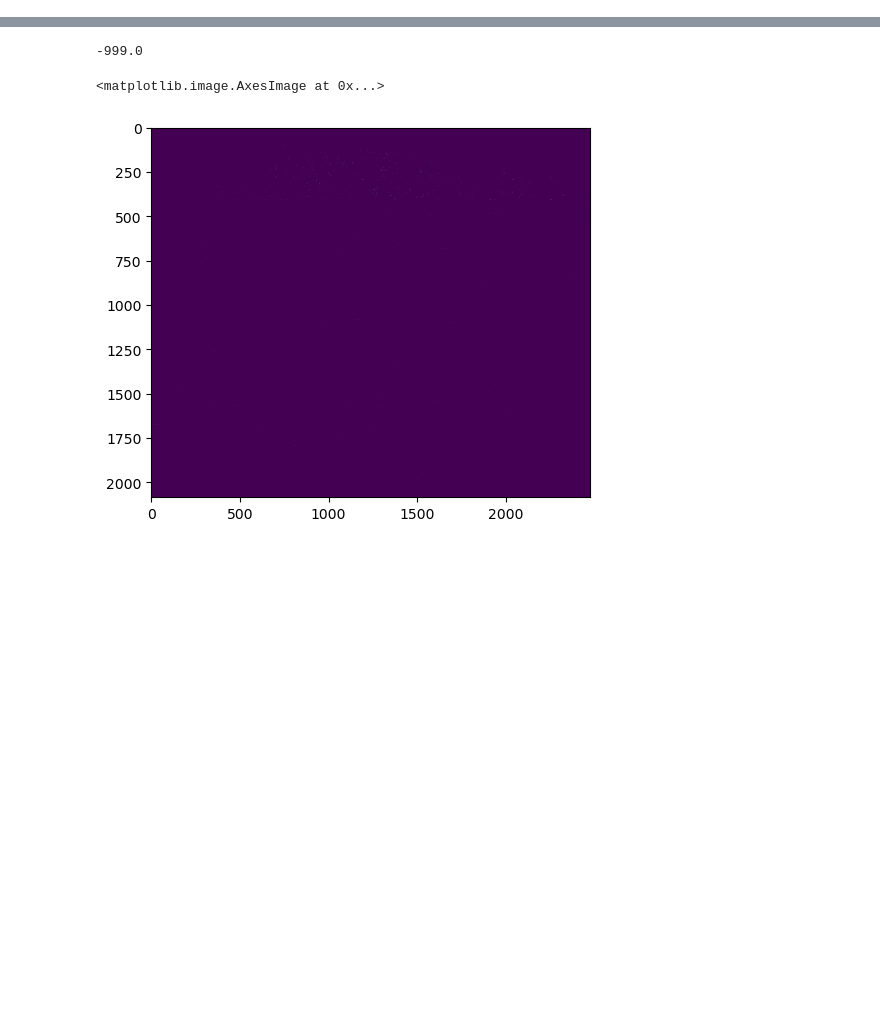
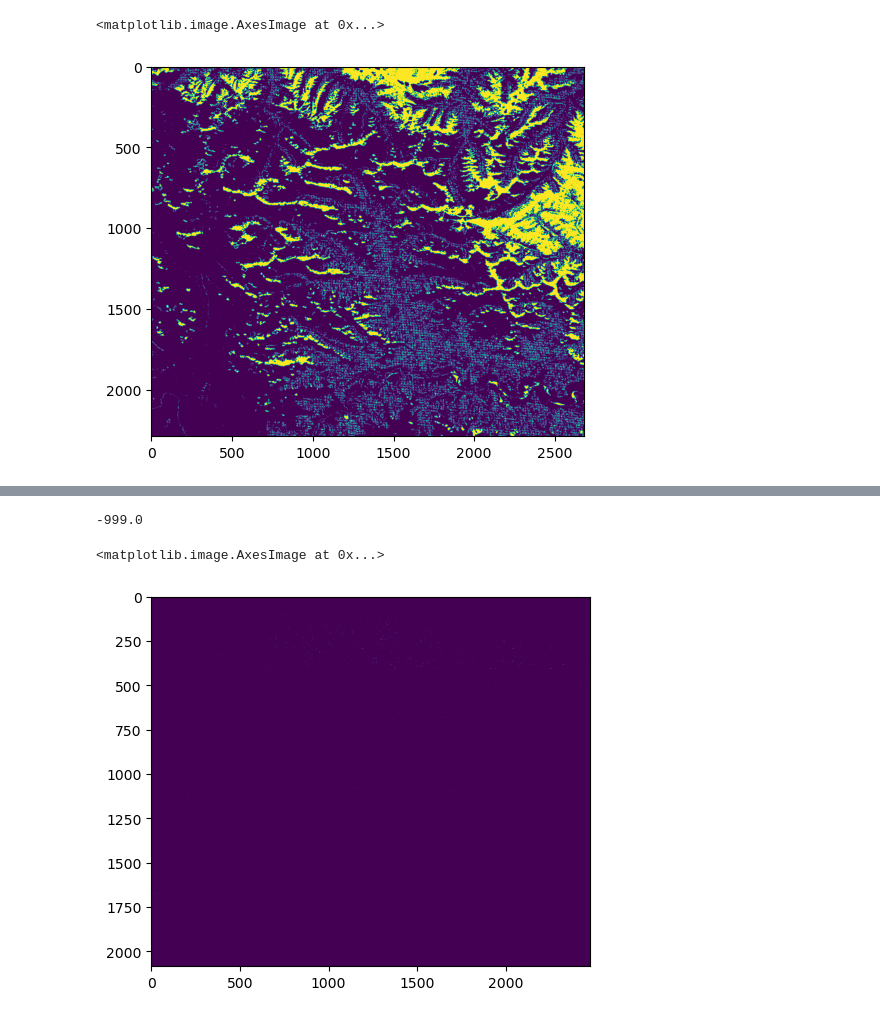
Before and after one commit to xinluo2018/Glacier-in-SETP, a Jupyter notebook: tmp.ipynb, the cells around one changed output, grey strips where cells are left out. Cells and saved outputs as stored; diff of their text form; code cells hidden in the pictures; blank space fills up the shorter version.

```diff
--- a/tmp.ipynb
+++ b/tmp.ipynb
@@ -10,2 +20,2 @@ from utils.geotif_io import readTiff
 # %%
-path='/home/xin/Developer-luo/Glacier-in-SETP/data/aster-stereo/SETP-2003/aster-dem/VNIR_2003.55904166/run-DEM_wgs84_filter.tif'
+paths_dem = glob(dir_proj+'/data/aster-stereo/SETP-2001/aster-dem/*/run-DEM_wgs84_filter.tif')    # slave dem
@@ -16,0 +157,29 @@ img.shape
+# %%
+for id, path_dem in enumerate(paths_dem):
+
+    extent_dem, espg_dem = get_extent(path_dem)
+    path_srtm_extent = dir_proj+'/srtm_extent.tif'
+    path_wat_extent = dir_proj+'/wat_extent.tif'
+    path_glacier_extent = dir_proj+'/glacier_extent.tif'
+    path_veg_extent = dir_proj+'/veg_extent.tif'
+    tiles2extent(dir_tiled_data = dir_srtm, extent = extent_dem, path_save = path_srtm_extent)
+    tiles2extent(dir_tiled_data = dir_water, extent = extent_dem, path_save = path_wat_extent)
+    tiles2extent(dir_tiled_data = dir_rgi60, extent = extent_dem, path_save = path_glacier_extent)
+    tiles2extent(dir_tiled_data = dir_veg, extent = extent_dem, path_save = path_veg_extent)
+
+    ## --1.data reading
+    srtm = xdem.DEM(dir_proj+'/srtm_extent.tif')
+    dem = xdem.DEM(path_dem).reproject(srtm)   # slave dem
+    srtm = srtm.reproject(dem)    # ensure the geo-info are completely the same. some bug for the xdem
+
+    ## --2. water/glacier/forest mask (water:1, glacier:2, forest:3, other:0)
+    water_jrc = xdem.DEM(dir_proj+'/wat_extent.tif').reproject(srtm)
+    rgi60_mask = xdem.DEM(dir_proj+'/glacier_extent.tif').reproject(srtm)
+    veg_mask = xdem.DEM(dir_proj+'/veg_extent.tif').reproject(srtm)
+    # forest_mask.data[0] = np.where((forest_mask.data[0]==20) | (forest_mask.data[0]==10) | \
+    #                                 (forest_mask.data[0]==30) | (forest_mask.data[0]==40), 1, 0) ### extract vegetation
+    mask_wat_gla_veg = water_jrc.data[0]+rgi60_mask.data[0]*2 + veg_mask.data[0]*3
+    mask_stable = np.ma.masked_equal(mask_wat_gla_veg ,0).mask     ### get stable region
+    # os.remove(path_srtm_extent); os.remove(path_wat_extent);
+    # os.remove(path_glacier_extent); os.remove(path_forest_extent)
+    break
@@ -16,0 +209,5 @@ img.shape
+# %%
+plt.imshow(mask_stable)
+# %% [output]
+<matplotlib.image.AxesImage at 0x...>
+[figure, added]
```
Also changed, not shown: parts of 14 cells of this notebook, 13 other files.
